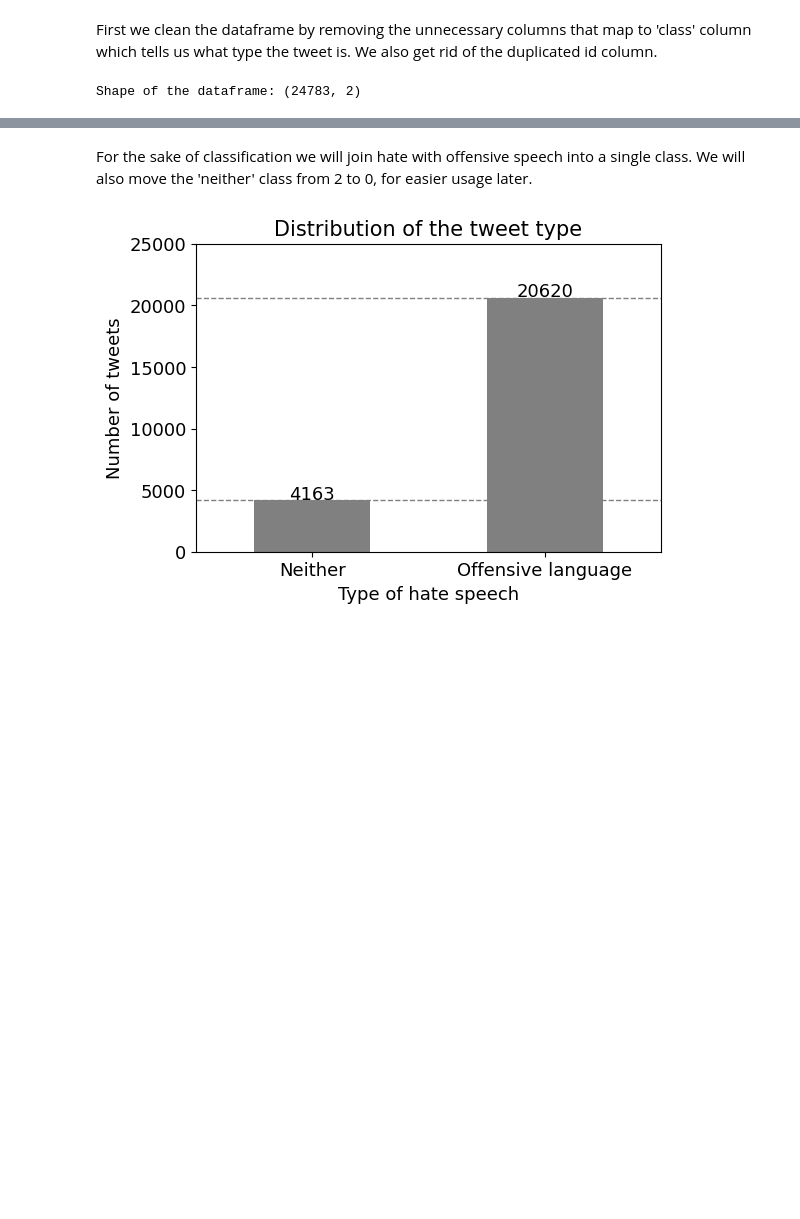
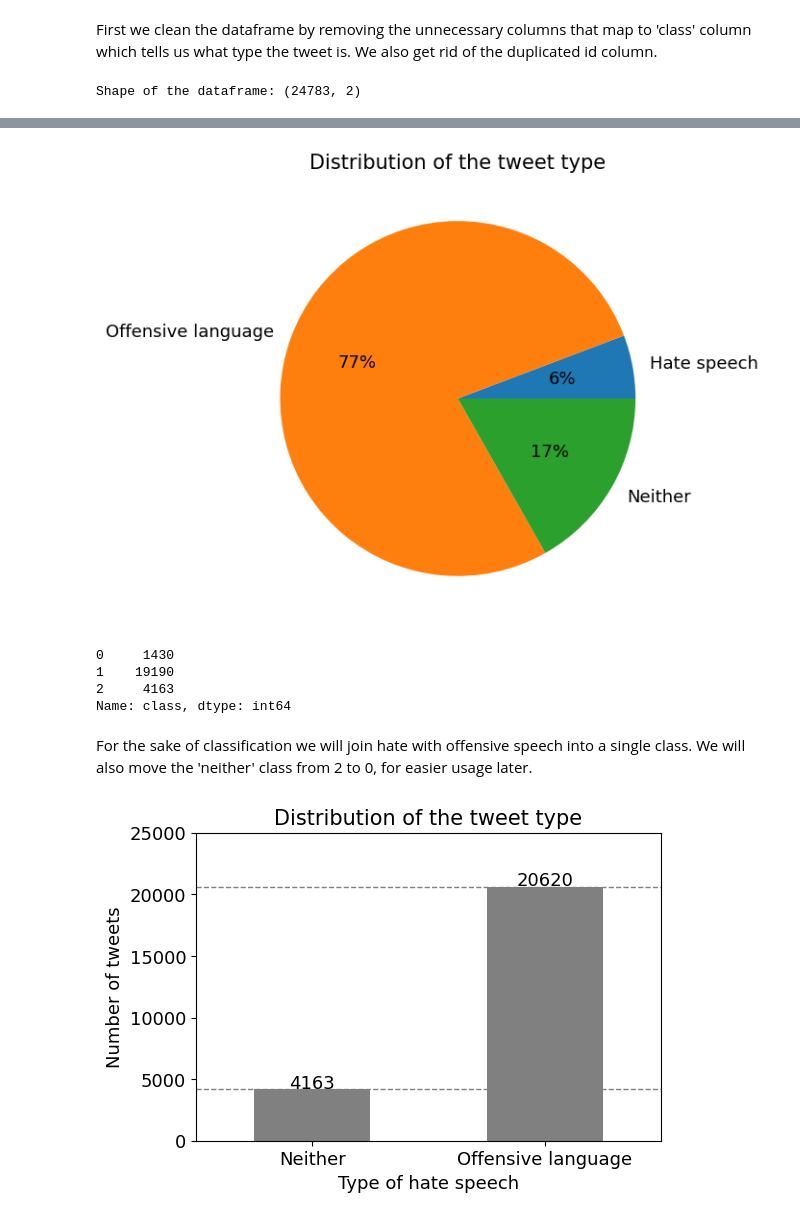
Before and after one commit to ZanKorosak/nlp-hate-speech, a Jupyter notebook: hate-speech.ipynb, the cells around one changed output, grey strips where cells are left out. Cells and saved outputs as stored; diff of their text form; code cells hidden in the pictures; blank space fills up the shorter version.

```diff
--- a/hate-speech.ipynb
+++ b/hate-speech.ipynb
@@ -65,3 +69,25 @@ ax.set_xticklabels([label_dict[i] for i in range(3)], rotation=0)
+# %%
+# Plot a pie chart of the classess by using labels from label_dict
+df_tweets['class'].value_counts().sort_index().plot(kind='pie', autopct='%1.0f%%', labels=[label_dict[i] for i in range(3)], figsize=(10, 6), fontsize=13)
+
+
+# Label the pie chart
+plt.ylabel('')
+plt.title('Distribution of the tweet type', fontsize=15)
+
+
+# Save the plot into slike folder
+plt.savefig('./slike/distribution-pie.png')
+# %% [output]
+[figure, added]
+# %%
+# Print the distribution of classes
+print(df_tweets['class'].value_counts().sort_index())
+# %% [output]
+0     1430
+1    19190
+2     4163
+Name: class, dtype: int64
 # %% [markdown]
 For the sake of classification we will join hate with offensive speech into a single class. We will also move the 'neither' class from 2 to 0, for easier usage later.
 # %%
```
Also changed, not shown: parts of 11 cells of this notebook, 5 other files.
